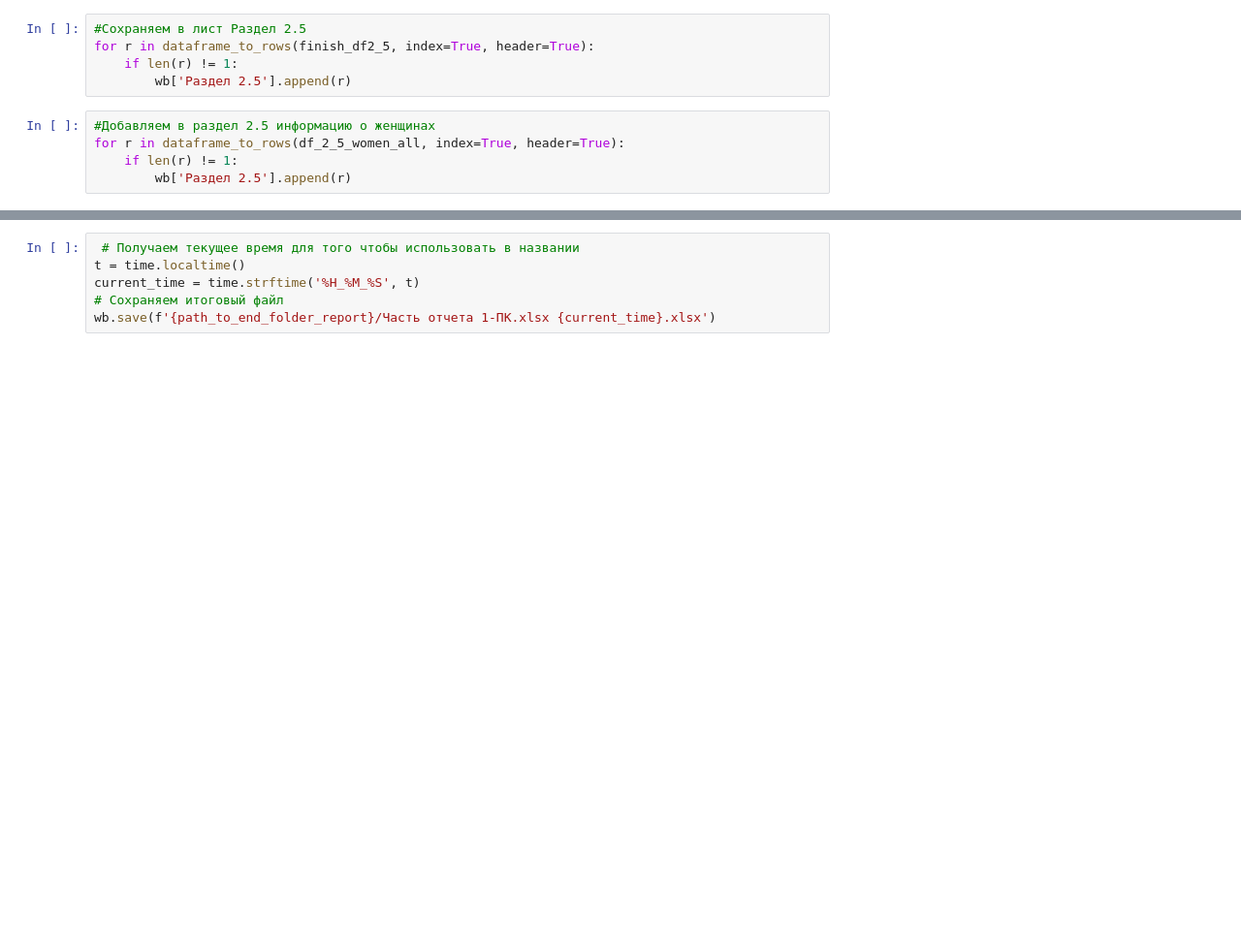
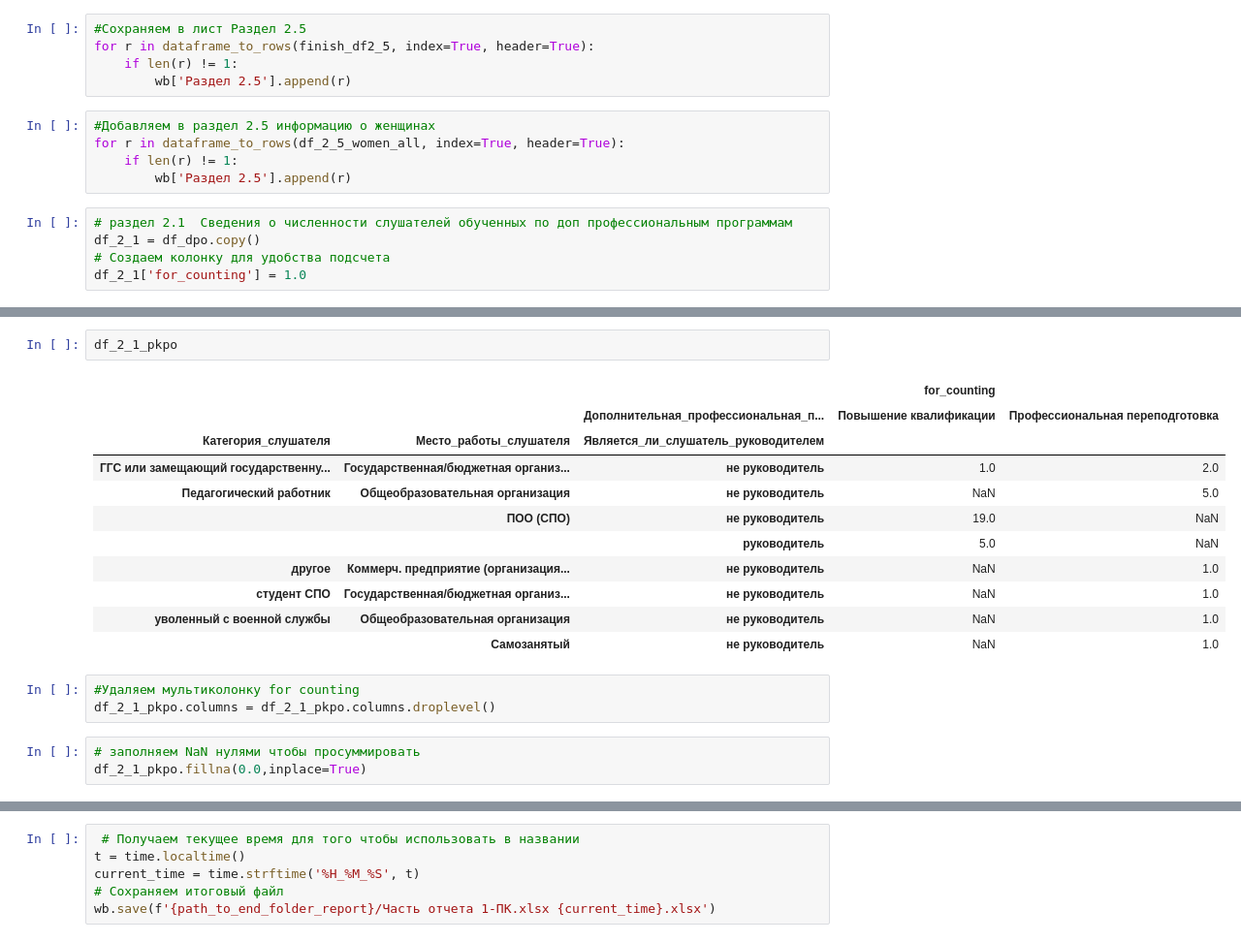
Before and after one commit to t0r1n88/Lindy, a Jupyter notebook: report_1PK.ipynb, the cells around one changed output, grey strips where cells are left out. Shown at 97% size. Drawn from its saved outputs; the diff is of its cells as text; blank space fills up the shorter version.

```diff
--- a/report_1PK.ipynb
+++ b/report_1PK.ipynb
@@ -353,3 +355,8 @@ for r in dataframe_to_rows(finish_df2_5, index=True, header=True):
 for r in dataframe_to_rows(df_2_5_women_all, index=True, header=True):
     if len(r) != 1:
         wb['Раздел 2.5'].append(r)
+# %%
+# раздел 2.1  Сведения о численности слушателей обученных по доп профессиональным программам
+df_2_1 = df_dpo.copy()
+# Создаем колонку для удобства подсчета
+df_2_1['for_counting'] = 1.0
@@ -355,0 +368,20 @@ for r in dataframe_to_rows(df_2_5_women_all, index=True, header=True):
+# %%
+df_2_1_pkpo
+# %% [output]
+|  |  |  | for_counting |  |
+|  |  | Дополнительная_профессиональная_п... | Повышение квалификации | Профессиональная переподготовка |
+| Категория_слушателя | Место_работы_слушателя | Является_ли_слушатель_руководителем |  |  |
+| ГГС или замещающий государственну... | Государственная/бюджетная организ... | не руководитель | 1.0 | 2.0 |
+| Педагогический работник | Общеобразовательная организация | не руководитель | NaN | 5.0 |
+|  | ПОО (СПО) | не руководитель | 19.0 | NaN |
+|  |  | руководитель | 5.0 | NaN |
+| другое | Коммерч. предприятие (организация... | не руководитель | NaN | 1.0 |
+| студент СПО | Государственная/бюджетная организ... | не руководитель | NaN | 1.0 |
+| уволенный с военной службы | Общеобразовательная организация | не руководитель | NaN | 1.0 |
+|  | Самозанятый | не руководитель | NaN | 1.0 |
+# %%
+#Удаляем мультиколонку for counting
+df_2_1_pkpo.columns = df_2_1_pkpo.columns.droplevel()
+# %%
+# заполняем NaN нулями чтобы просуммировать
+df_2_1_pkpo.fillna(0.0,inplace=True)
```
Also changed, not shown: parts of 48 cells of this notebook.
